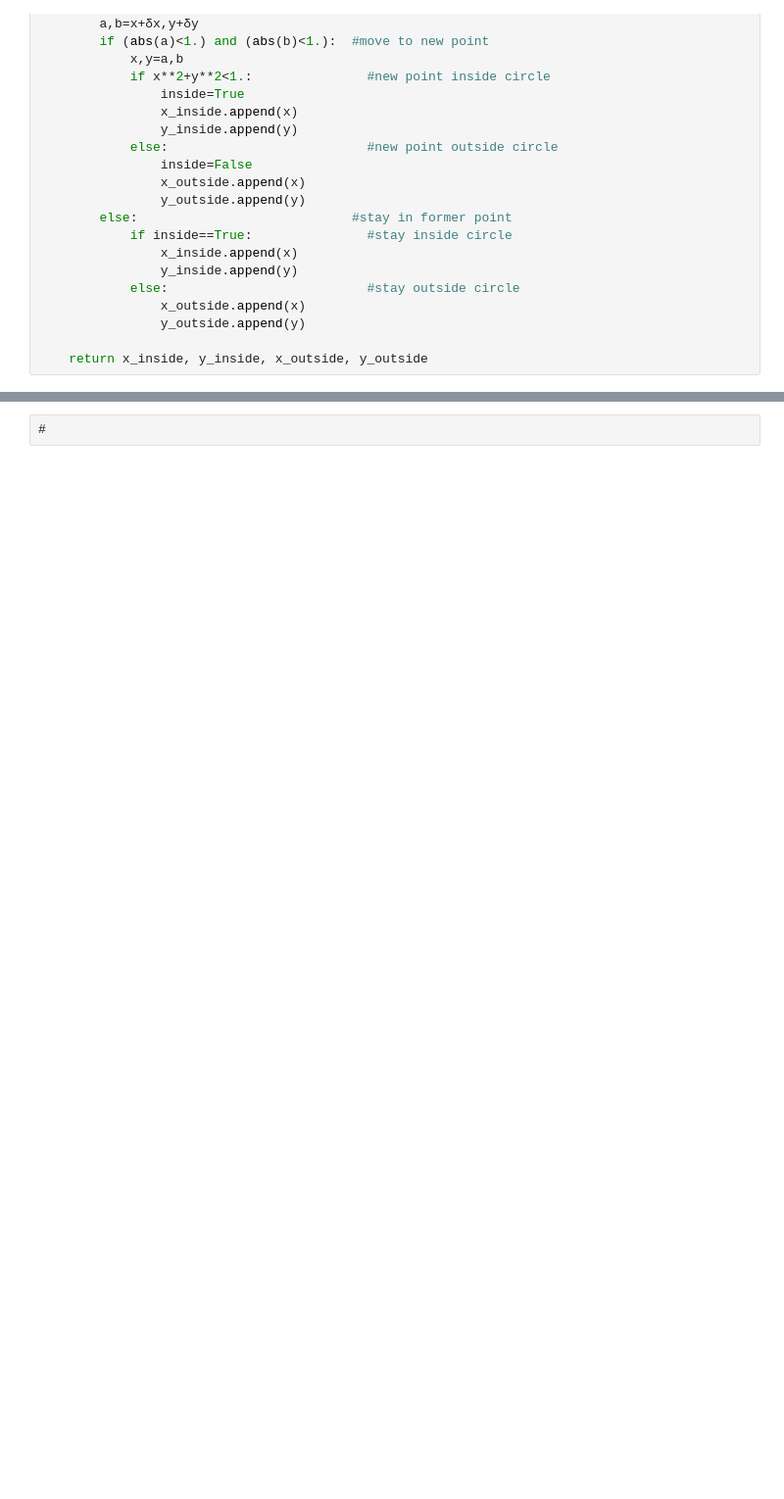
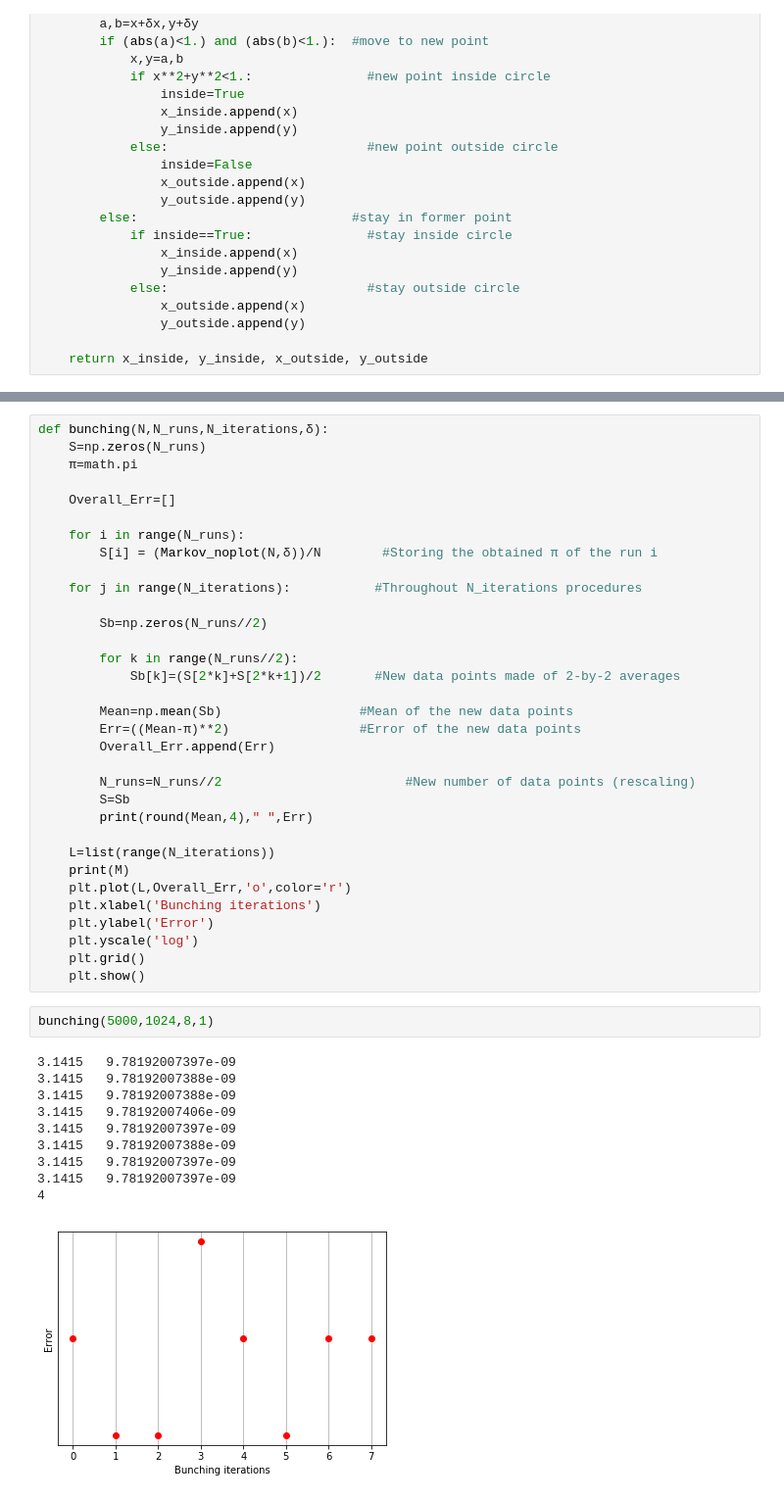
Before and after one commit to Selimhaj/Computational-Science, a Jupyter notebook: Homework 3 Sampling Pi with MCMC.ipynb, the cells around one changed output, grey strips where cells are left out. Shown at 98% size. Cells and saved outputs as stored; diff of their text form; blank space fills up the shorter version.

```diff
--- a/Homework 3 Sampling Pi with MCMC.ipynb
+++ b/Homework 3 Sampling Pi with MCMC.ipynb
@@ -118,2 +144,46 @@ After 20000 steps, the estimated π is equal to 3.155 for a relative error of 0.
-# %% [raw]
-#
+# %%
+def bunching(N,N_runs,N_iterations,δ):
+    S=np.zeros(N_runs)
+    π=math.pi
+
+    Overall_Err=[]
+
+    for i in range(N_runs):
+        S[i] = (Markov_noplot(N,δ))/N        #Storing the obtained π of the run i
+
+    for j in range(N_iterations):           #Throughout N_iterations procedures
+
+        Sb=np.zeros(N_runs//2)
+
+        for k in range(N_runs//2):
+            Sb[k]=(S[2*k]+S[2*k+1])/2       #New data points made of 2-by-2 averages
+
+        Mean=np.mean(Sb)                  #Mean of the new data points
+        Err=((Mean-π)**2)                 #Error of the new data points
+        Overall_Err.append(Err)
+
+        N_runs=N_runs//2                        #New number of data points (rescaling)
+        S=Sb
+        print(round(Mean,4)," ",Err)
+
+    L=list(range(N_iterations))
+    print(M)
+    plt.plot(L,Overall_Err,'o',color='r')
+    plt.xlabel('Bunching iterations')
+    plt.ylabel('Error')
+    plt.yscale('log')
+    plt.grid()
+    plt.show()
+# %%
+bunching(5000,1024,8,1)
+# %% [output]
+3.1415   9.78192007397e-09
+3.1415   9.78192007388e-09
+3.1415   9.78192007388e-09
+3.1415   9.78192007406e-09
+3.1415   9.78192007397e-09
+3.1415   9.78192007388e-09
+3.1415   9.78192007397e-09
+3.1415   9.78192007397e-09
+4
+[figure, added]
```
Also changed, not shown: parts of 4 cells of this notebook.
